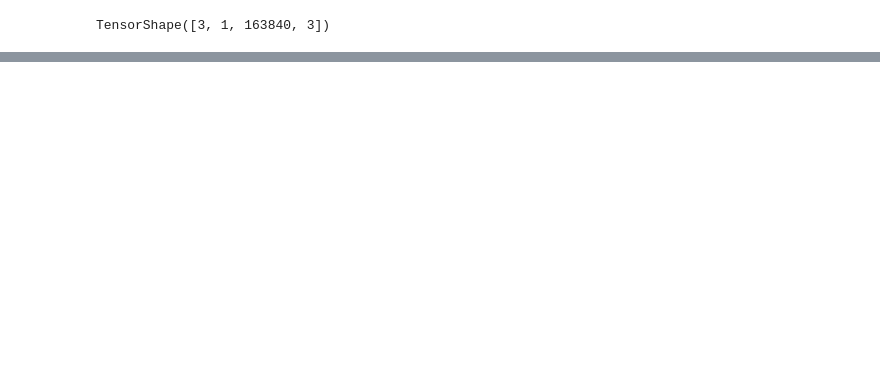
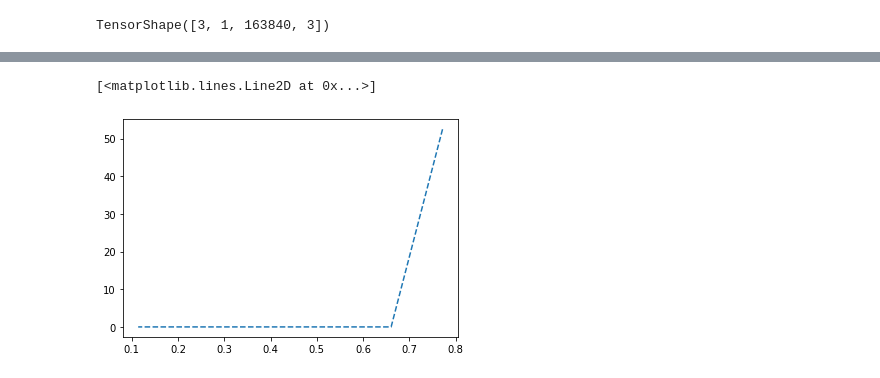
Before and after one commit to DifferentiableUniverseInitiative/flowpm, a Jupyter notebook: notebooks/Denise_lightcone.ipynb, the cells around one changed output, grey strips where cells are left out. Cells and saved outputs as stored; diff of their text form; code cells hidden in the pictures; blank space fills up the shorter version.

```diff
--- a/notebooks/Denise_lightcone.ipynb
+++ b/notebooks/Denise_lightcone.ipynb
@@ -290,0 +315,20 @@ imshow(current_convergence)
+# %%
+z_array=[]
+for i in range(8):
+    z_array.append(a2z(lps_a[i]).numpy())
+z_array=np.array(z_array)
+# %%
+pz_array=[]
+for i in range(8):
+    if i==0:
+        pz_array.append(1)
+    else:
+         pz_array.append(0)
+pz_array=np.array(pz_array)
+# %%
+nzs_s=jc.redshift.kde_nz(z_array, pz_array,bw=0.011)
+# %%
+plot(z_array, nzs_s(z_array), '--')
+# %% [output]
+[<matplotlib.lines.Line2D at 0x...>]
+[figure, added]
```
Also changed, not shown: parts of 29 cells of this notebook.
